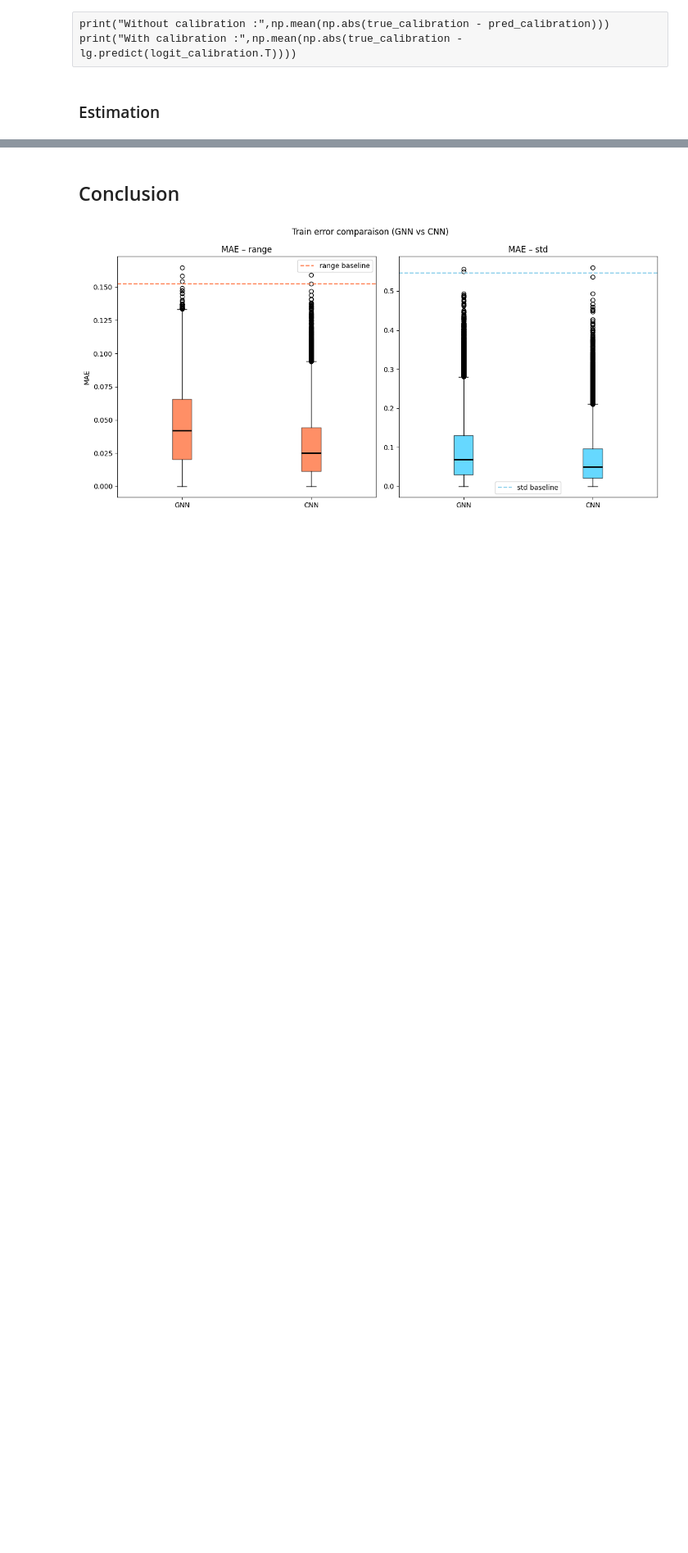
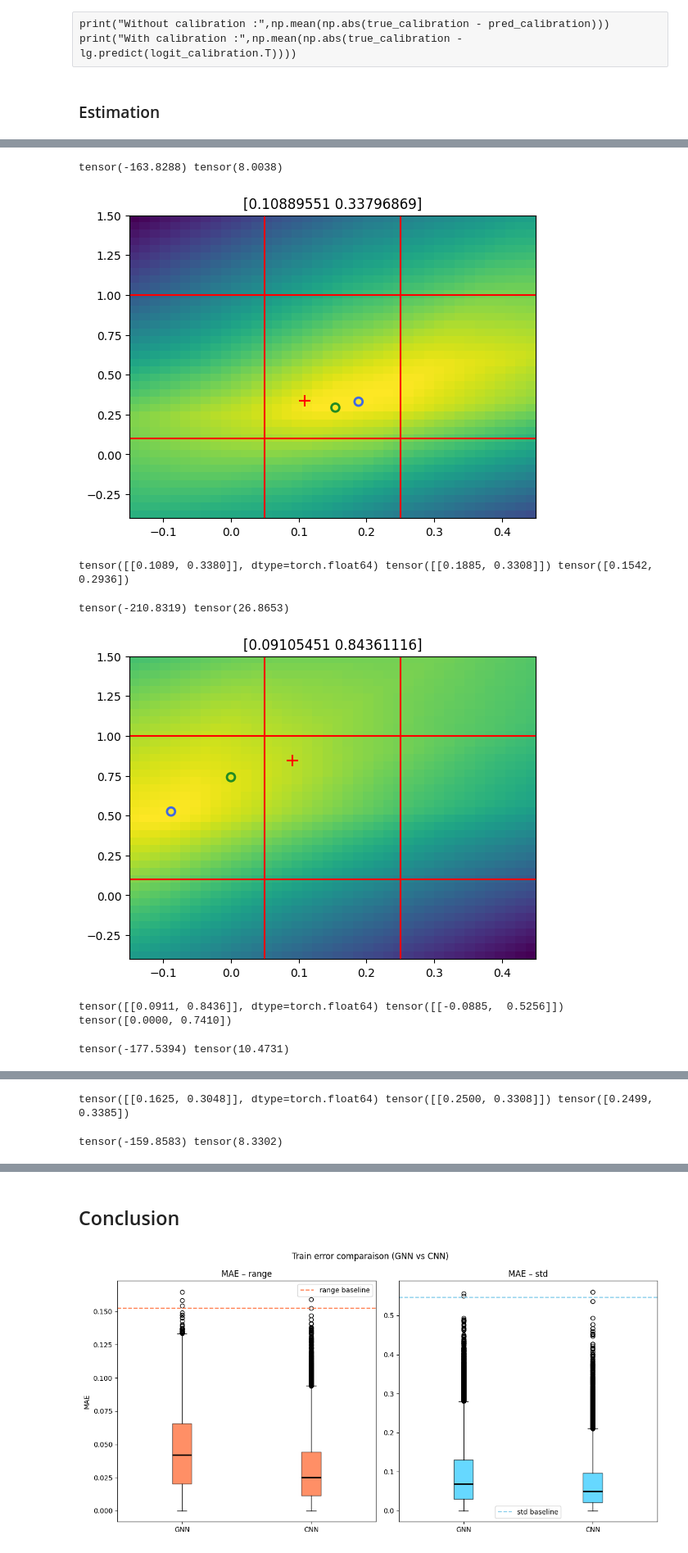
Before and after one commit to DarenXL/Neural_ST_inference, a Jupyter notebook: Code GNN/Amortized_Methods_Geostatistics.ipynb, the cells around one changed output, grey strips where cells are left out. Shown at 82% size. Cells and saved outputs as stored; diff of their text form; code cells hidden in the pictures; blank space fills up the shorter version.

```diff
--- a/Code GNN/Amortized_Methods_Geostatistics.ipynb
+++ b/Code GNN/Amortized_Methods_Geostatistics.ipynb
@@ -938,7 +922,7 @@ def train_cnn(model, optimizer, loader):
         batch_loss.backward()
         optimizer.step()
 
-        sum_loss.append(torch.abs(output - theta))
+        sum_loss.append(torch.abs(output - theta).detach().cpu())
 
     return torch.cat(sum_loss,dim=0)
 # %%
@@ -1364,8 +1352,8 @@ Test loss : [0.04818347 0.11207985] ± [0.03773961 0.09932275]
 # %%
-def nls_optim(data, theta0=torch.tensor((.1, .5))):
+def nls_optim(data, theta0=torch.tensor((.1, .5)), activation=lambda x:torch.sigmoid(x)*torch.tensor([.25,1.])):  # lambda x:x # torch.exp
 
     def obj(theta):
-        theta_t = theta.unsqueeze(0).to(device)
+        theta_t = activation(theta.unsqueeze(0).to(device))
         h = model_nls(data.unsqueeze(0), theta=theta_t)
 
         # p = torch.softmax(h, dim=1)[:, 1]  # h[:,1]
@@ -1377,9 +1365,10 @@ def nls_optim(data, theta0=torch.tensor((.1, .5))):
         return -logL
 
     # def call(x):
+    #     x = activation(x)
     #     plt.scatter(x[0], x[1], marker='.', edgecolors='forestgreen', facecolors='none', s=100, linewidth=1)
 
     with torch.no_grad() :
-        res = torchmin.minimize(obj, theta0, method="bfgs", options={"max_iter":2000, 'lr':1.})  # bfgs, newton-exact
+        res = torchmin.minimize(obj, theta0, method="bfgs", options={"max_iter":2000, 'lr':1.}, return_all=True)  # bfgs, newton-exact #  callback=call
         # res = torchmin.minimize_constr(obj, theta0, bounds={"lb":torch.tensor([range_min,std_min]),"ub":torch.tensor([range_max,std_max])}, disp=2)
-        return res.x, res
+        return activation(res.x), activation(res.allvecs[-2])
@@ -1459,0 +1407,48 @@ tensor([[0.2260, 0.6603]], dtype=torch.float64) tensor([[0.2577, 0.7692]]) tenso
+# %%
+loader_grid_test_one = DataLoader(dataset_grid_test, 1, shuffle=False)
+
+bounds_large = [(range_min-.5, range_max+.5), (std_min-.5, std_max+.5)]
+
+range_vals = torch.linspace(range_min-.2, range_max+.2, 40)
+std_vals = torch.linspace(std_min-.5, std_max+.5, 40)
+
+R, S = torch.meshgrid(range_vals, std_vals, indexing='ij')
+theta_grid_large = torch.stack([R.flatten(), S.flatten()], dim=1)
+
+with torch.no_grad():
+    for i, (data_test, theta_test, _) in enumerate(loader_grid_test_one) :
+        L_values = estimate_likelihood_surface(model_nls, data_test, theta_grid_large)
+        plt.imshow(L_values.reshape(40,40).flip(1).T, extent=[range_min-.2, range_max+.2, std_min-.5, std_max+.5])
+        # plt.imshow(L_values.reshape(40,40).flip(1).T, extent=[range_min, range_max, std_min, std_max])
+        plt.title(theta_test.detach().numpy()[0])
+        plt.scatter(theta_test[0,0], theta_test[0,1], marker='+', color='red', s=100)
+
+        print(L_values.min(), L_values.max())
+
+        ax = plt.gca()
+        ax.set_aspect('auto', adjustable='box')
+
+        output_gridsearch = theta_grid_large[torch.argmax(L_values,dim=0)]
+        plt.scatter(output_gridsearch[0,0], output_gridsearch[0,1], marker='.', edgecolors='royalblue', facecolors='none', s=200, linewidth=2)
+
+        output_optim, _ = nls_optim(data_test[0])
+        plt.scatter(output_optim[0], output_optim[1], marker='.', edgecolors='forestgreen', facecolors='none', s=200, linewidth=2)
+
+        plt.axvline(range_min, color='red')
+        plt.axvline(range_max, color='red')
+        plt.axhline(std_min, color='red')
+        plt.axhline(std_max, color='red')
+
+        plt.show()
+        print(theta_test, output_gridsearch, output_optim)
+
+        if i>2:
+            break
+# %% [output]
+tensor(-163.8288) tensor(8.0038)
+[figure, added]
+tensor([[0.1089, 0.3380]], dtype=torch.float64) tensor([[0.1885, 0.3308]]) tensor([0.1542, 0.2936])
+tensor(-210.8319) tensor(26.8653)
+[figure, added]
+tensor([[0.0911, 0.8436]], dtype=torch.float64) tensor([[-0.0885,  0.5256]]) tensor([0.0000, 0.7410])
+tensor(-177.5394) tensor(10.4731)
@@ -1459,0 +1456,2 @@ tensor([[0.2260, 0.6603]], dtype=torch.float64) tensor([[0.2577, 0.7692]]) tenso
+tensor([[0.1625, 0.3048]], dtype=torch.float64) tensor([[0.2500, 0.3308]]) tensor([0.2499, 0.3385])
+tensor(-159.8583) tensor(8.3302)
```
Also changed, not shown: parts of 18 cells of this notebook, 2 other files.
